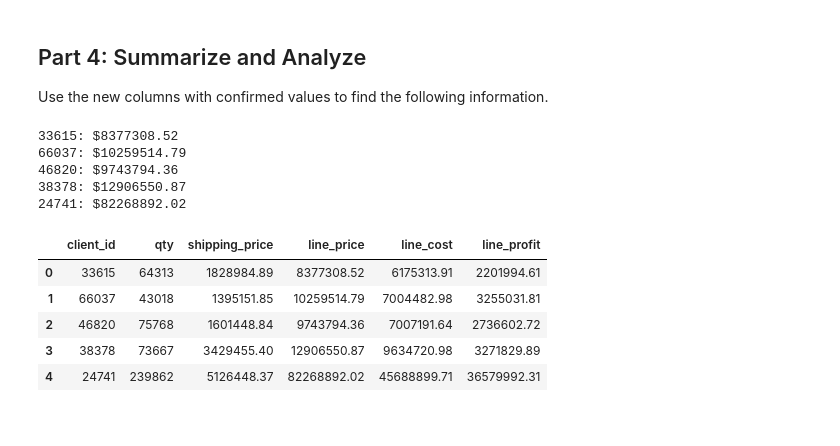
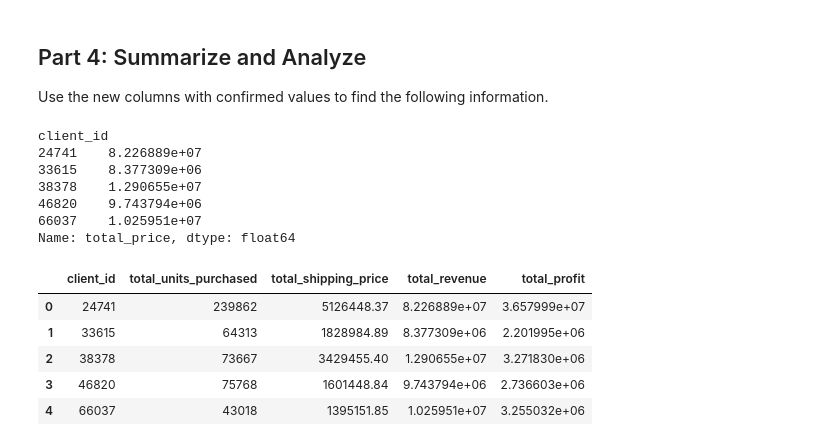
Before and after one commit to Lambourne2/pandas-challenge-1, a Jupyter notebook: wholesale_data_analysis_starter_code.ipynb, the cells around one changed output. Drawn from its saved outputs; the diff is of its cells as text; code cells hidden in the pictures.

```diff
--- a/wholesale_data_analysis_starter_code.ipynb
+++ b/wholesale_data_analysis_starter_code.ipynb
@@ -96,4 +124,15 @@ Do we know that this client spent the more money than client 66037? If not, how
 # %%
 # Create a column for shipping price.
 # Assume a shipping price of $7 per pound for orders over 50 pounds and $10 per pound for items 50 pounds or under.
+
+def calculate_shipping_price(total_weight):
+    if total_weight <= 50:
+        return total_weight * 10
+    else:
+        return total_weight * 7
+
+total_weight_column = df['unit_weight'] * df['qty']
+df['shipping_price'] = total_weight_column.apply(calculate_shipping_price)
+
+df.head()
 # %% [output]
@@ -104,3 +145,5 @@ Do we know that this client spent the more money than client 66037? If not, how
 # %%
 # Create a column for the total price using the subtotal and the shipping price along with a sales tax of 9.25%
+df['total_price'] = (df['line_subtotal'] + df['shipping_price']) * (1 + 0.0925)
+df.head()
 # %% [output]
@@ -111,6 +157,8 @@ Do we know that this client spent the more money than client 66037? If not, how
 # %%
 # Create a column for the cost of each line using unit cost, qty, and
 # shipping price (assume the shipping cost is exactly what is charged to the client).
+df['line_cost'] = (df['unit_cost'] * df['qty']) + df['shipping_price']
+df.head(3)
 # %% [output]
 |  | first | last | job | phone | email | client_id | order_id | order_date | order_week | order_year | ... |
 | 0 | Donald | Harding | Immunologist | 793-904-7725x39308 | harding.donald.7185@sullivan.com | 58515 | 8953482 | 2023-04-28 | 17 | 2023 | ... |
@@ -120,5 +168,7 @@ Do we know that this client spent the more money than client 66037? If not, how
 # %%
 # Create a column for the profit of each line using line cost and line price
+df['profit'] = df['total_price'] - df['line_cost']
+df.head(3)
 # %% [output]
 |  | first | last | job | phone | email | client_id | order_id | order_date | order_week | order_year | ... |
 | 0 | Donald | Harding | Immunologist | 793-904-7725x39308 | harding.donald.7185@sullivan.com | 58515 | 8953482 | 2023-04-28 | 17 | 2023 | ... |
@@ -145,21 +206,34 @@ Order 6128929 total: $923441.25
 Use the new columns with confirmed values to find the following information.
 # %%
 # How much did each of the top 5 clients by quantity spend? Check your work from Part 1 for client ids.
+# top_client_ids should have a list of their ids.
+top_clients_total_spent = df[df['client_id'].isin(top_client_ids)].groupby('client_id')['total_price'].sum()
+top_clients_total_spent
 # %% [output]
-33615: $8377308.52
-66037: $10259514.79
-46820: $9743794.36
-38378: $12906550.87
-24741: $82268892.02
+client_id
+24741    8.226889e+07
+33615    8.377309e+06
+38378    1.290655e+07
+46820    9.743794e+06
+66037    1.025951e+07
+Name: total_price, dtype: float64
 # %%
 # Create a summary DataFrame showing the totals for the for the top 5 clients with the following information:
 # total units purchased, total shipping price, total revenue, and total profit.
+top_clients_df = df[df['client_id'].isin(top_client_ids)]
+summary = top_clients_df.groupby('client_id').agg(
+    total_units_purchased=('qty', 'sum'),
+    total_shipping_price=('shipping_price', 'sum'),
+    total_revenue=('total_price', 'sum'),
+    total_profit=('profit', 'sum')
+).reset_index()
+summary
 # %% [output]
-|  | client_id | qty | shipping_price | line_price | line_cost | line_profit |
-| 0 | 33615 | 64313 | 1828984.89 | 8377308.52 | 6175313.91 | 2201994.61 |
-| 1 | 66037 | 43018 | 1395151.85 | 10259514.79 | 7004482.98 | 3255031.81 |
-| 2 | 46820 | 75768 | 1601448.84 | 9743794.36 | 7007191.64 | 2736602.72 |
-| 3 | 38378 | 73667 | 3429455.40 | 12906550.87 | 9634720.98 | 3271829.89 |
-| 4 | 24741 | 239862 | 5126448.37 | 82268892.02 | 45688899.71 | 36579992.31 |
+|  | client_id | total_units_purchased | total_shipping_price | total_revenue | total_profit |
+| 0 | 24741 | 239862 | 5126448.37 | 8.226889e+07 | 3.657999e+07 |
+| 1 | 33615 | 64313 | 1828984.89 | 8.377309e+06 | 2.201995e+06 |
+| 2 | 38378 | 73667 | 3429455.40 | 1.290655e+07 | 3.271830e+06 |
+| 3 | 46820 | 75768 | 1601448.84 | 9.743794e+06 | 2.736603e+06 |
+| 4 | 66037 | 43018 | 1395151.85 | 1.025951e+07 | 3.255032e+06 |
 # %%
 # Format the data and rename the columns to names suitable for presentation.
```
Also changed, not shown: parts of 16 cells of this notebook.
